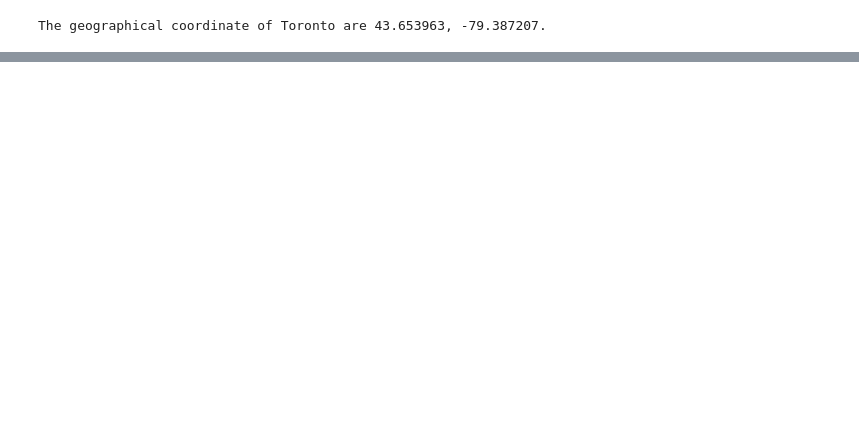
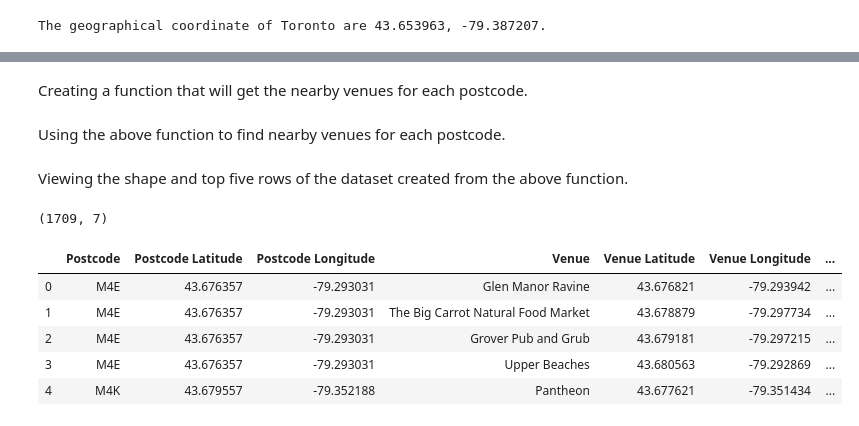
Before and after one commit to afolsom/Coursera_Capstone, a Jupyter notebook: wk3-part3-clust-seg-data.ipynb, the cells around one changed output, grey strips where cells are left out. Saved outputs shown, nothing was run; the diff lists cells and outputs as text; code cells hidden in the pictures; blank space fills up the shorter version.

```diff
--- a/wk3-part3-clust-seg-data.ipynb
+++ b/wk3-part3-clust-seg-data.ipynb
@@ -10,2 +17,4 @@ from geopy.geocoders import Nominatim
 # %%
 tor_geo_data=pd.read_csv("toronto_geo_data.csv")
+tor_geo_data=tor_geo_data.drop("Unnamed: 0", axis=1)
+tor_geo_data.head()
@@ -51,0 +65,4 @@ map_toronto
+# %%
+tor_data=tor_geo_data[tor_geo_data['Borough'].str.contains("Toronto")]
+print(tor_data.shape)
+tor_data.head()
@@ -51,0 +79,7 @@ map_toronto
+# %%
+CLIENT_ID = 'YNC4DJD21CJ0M3BKMNQO5V021W3T1UO5MIAHAUWMFEBQJF0R' # your Foursquare ID
+CLIENT_SECRET = 'NK5IXFBQH2WZKPIYCFVP2LLA2RVWTQVFSEIFMDEB3XDEY4Z1' # your Foursquare Secret
+VERSION = '20180605' # Foursquare API version
+LIMIT=100
+# %% [markdown]
+Creating a function that will get the nearby venues for each postcode.
@@ -51,0 +126,20 @@ map_toronto
+# %% [markdown]
+Using the above function to find nearby venues for each postcode.
+# %%
+tor_venues = getNearbyVenues(names=tor_data['Postcode'],
+                                   latitudes=tor_data['Latitude'],
+                                   longitudes=tor_data['Longitude']
+                                  )
+# %% [markdown]
+Viewing the shape and top five rows of the dataset created from the above function.
+# %%
+print(tor_venues.shape)
+tor_venues.head()
+# %% [output]
+(1709, 7)
+|  | Postcode | Postcode Latitude | Postcode Longitude | Venue | Venue Latitude | Venue Longitude | ... |
+| 0 | M4E | 43.676357 | -79.293031 | Glen Manor Ravine | 43.676821 | -79.293942 | ... |
+| 1 | M4E | 43.676357 | -79.293031 | The Big Carrot Natural Food Market | 43.678879 | -79.297734 | ... |
+| 2 | M4E | 43.676357 | -79.293031 | Grover Pub and Grub | 43.679181 | -79.297215 | ... |
+| 3 | M4E | 43.676357 | -79.293031 | Upper Beaches | 43.680563 | -79.292869 | ... |
+| 4 | M4K | 43.679557 | -79.352188 | Pantheon | 43.677621 | -79.351434 | ... |
```
Also changed, not shown: parts of 29 cells of this notebook, 3 other files.
